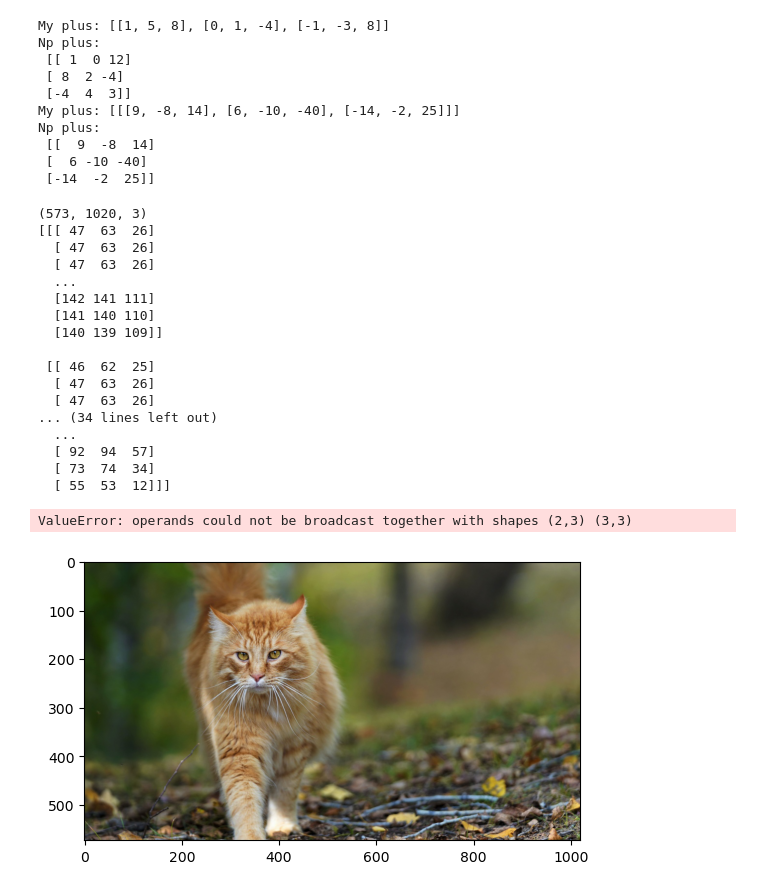
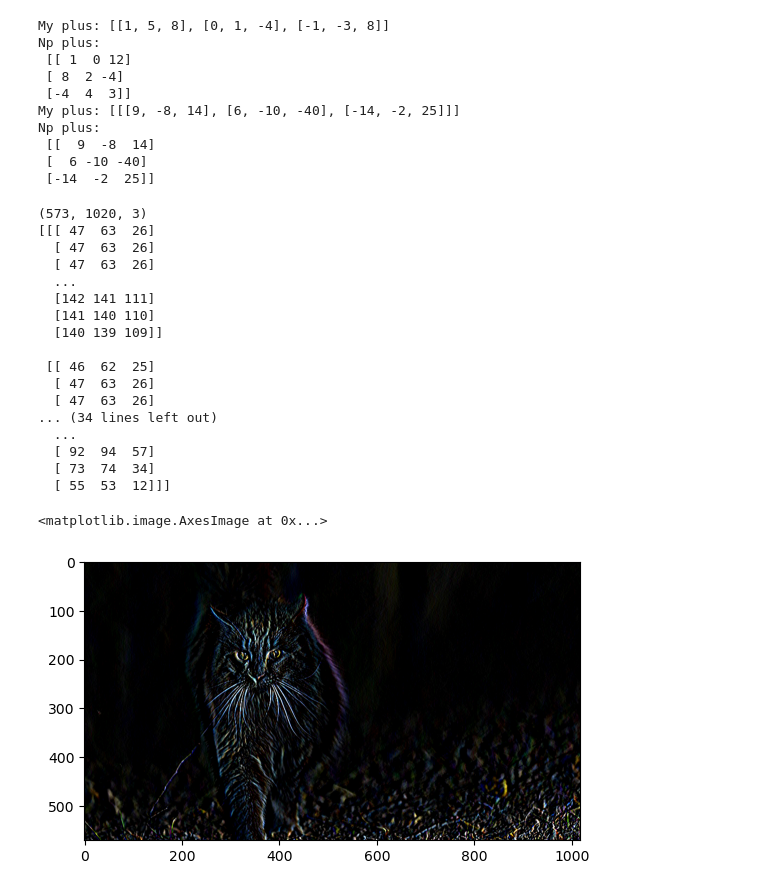
Before and after one commit to VladimirBorovoy/TMSds, a Jupyter notebook: lesson11/Matrices.ipynb, the cells around one changed output. Drawn from its saved outputs; the diff is of its cells as text; code cells hidden in the pictures.

```diff
--- a/lesson11/Matrices.ipynb
+++ b/lesson11/Matrices.ipynb
@@ -139,43 +139,43 @@ def svertka(image, kernel):
     for channel in range(image_channels):
         for x in range(image_height - kernel_height + 1):
             for y in range(image_width - kernel_width + 1):
-                output[y, x, channel] = np.sum(
-                    image[y:y + kernel_height, x:x + kernel_width, channel] * kernel
+                output[x, y, channel] = np.sum(
+                    image[x:x + kernel_height, y:y + kernel_width, channel] * kernel
                 ).clip(0, 255)
 
     return output.astype(np.uint8)
 
 
-kernel = np.array([[-1, -1, -1],
-                   [-1, 9, -1],
-                   [-1, -1, -1]])
+kernel = np.array([[1, 0, -1],
+                   [2, 0, -2],
+                   [1, 0, -1]])
 
 
 image = plt.imread('2.jpg')
 print(image.shape)
 print(image)
 plt.imshow(image)
 
 new_img = svertka(image, kernel)
 
 plt.imshow(new_img)
 # %% [output]
 (573, 1020, 3)
 [[[ 47  63  26]
   [ 47  63  26]
   [ 47  63  26]
   ...
   [142 141 111]
   [141 140 110]
   [140 139 109]]
 
  [[ 46  62  25]
   [ 47  63  26]
   [ 47  63  26]
 ... (34 lines left out)
   ...
   [ 92  94  57]
   [ 73  74  34]
   [ 55  53  12]]]
-ValueError: operands could not be broadcast together with shapes (2,3) (3,3)
+<matplotlib.image.AxesImage at 0x...>
-[figure, old version]
+[figure, new version]
```
Also changed, not shown: 1 other file.
